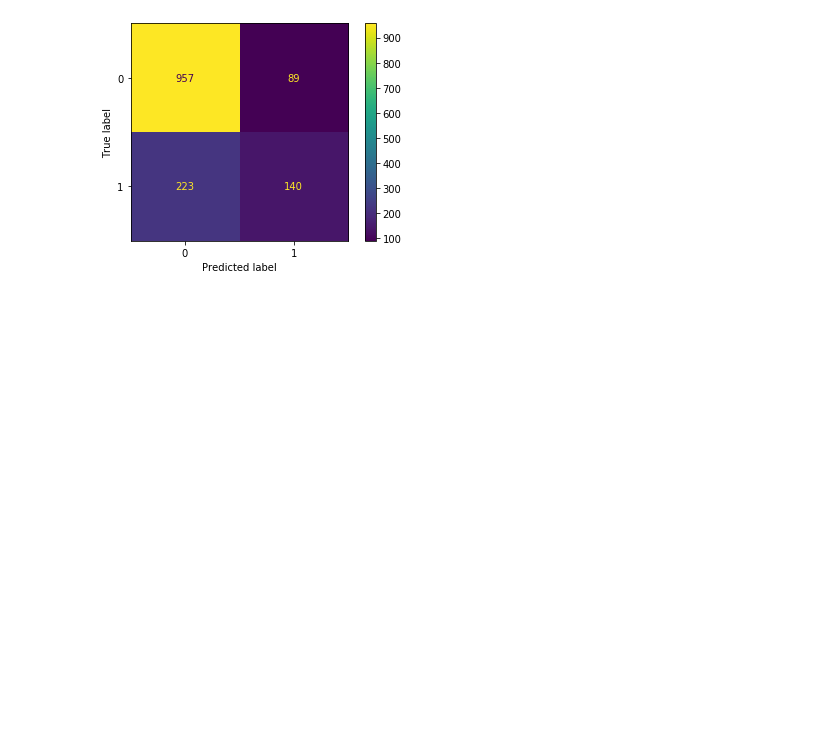
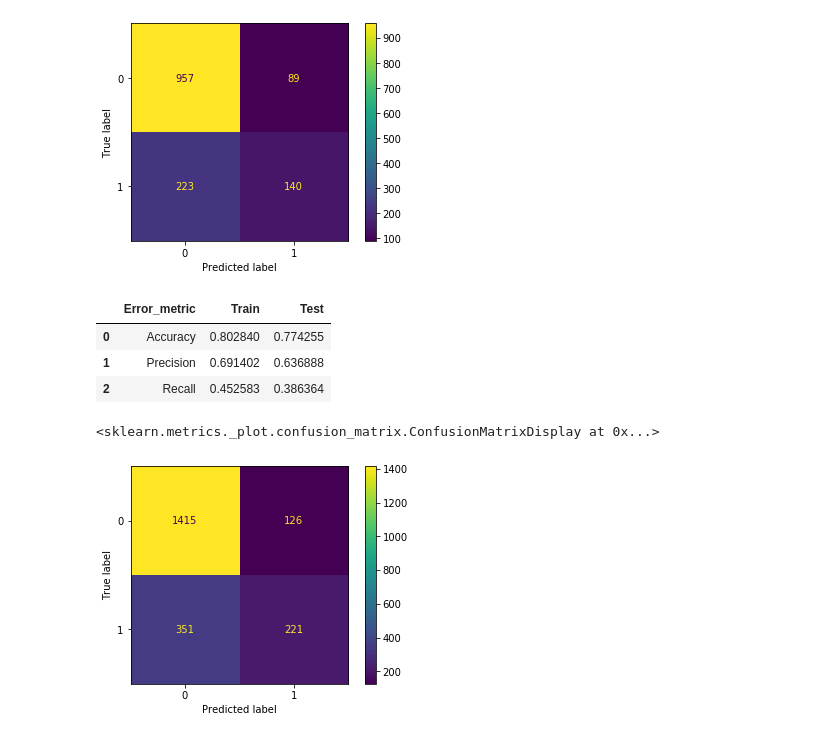
Before and after one commit to Agataplucienik/IronlabAgata, a Jupyter notebook: CHURN.ipynb, the cells around one changed output. Cells and saved outputs as stored; diff of their text form; code cells hidden in the pictures; blank space fills up the shorter version.

```diff
--- a/CHURN.ipynb
+++ b/CHURN.ipynb
@@ -316,3 +316,42 @@ disp.plot()
 # %% [output]
 <sklearn.metrics._plot.confusion_matrix.ConfusionMatrixDisplay at 0x...>
 [figure]
+# %%
+from sklearn.metrics import accuracy_score, precision_score, recall_score, confusion_matrix
+from sklearn.model_selection import train_test_split
+from sklearn.metrics import confusion_matrix, ConfusionMatrixDisplay
+#from sklearn.metrics import plot_confusion_matrix
+
+X_train, X_test, y_train, y_test = train_test_split(X, y, test_size=0.30, random_state=11)
+
+# Bear in mind that sklearn uses a different function for decission trees used for
+# classification ( to predict a categorical feature ): DecisionTreeClassifier()
+model = DecisionTreeClassifier(max_depth=5)
+
+model.fit(X_train, y_train)
+
+y_pred_train_dt = model.predict(X_train)
+y_pred_test_dt = model.predict(X_test)
+
+
+performance_df = pd.DataFrame({'Error_metric': ['Accuracy','Precision','Recall'],
+                               'Train': [accuracy_score(y_train, y_pred_train_dt),
+                                         precision_score(y_train, y_pred_train_dt),
+                                         recall_score(y_train, y_pred_train_dt)],
+                               'Test': [accuracy_score(y_test, y_pred_test_dt),
+                                        precision_score(y_test, y_pred_test_dt),
+                                        recall_score(y_test, y_pred_test_dt)]})
+
+display(performance_df)
+# %% [output]
+|  | Error_metric | Train | Test |
+| 0 | Accuracy | 0.802840 | 0.774255 |
+| 1 | Precision | 0.691402 | 0.636888 |
+| 2 | Recall | 0.452583 | 0.386364 |
+# %%
+cm = confusion_matrix(y_test, y_pred_test_dt, labels=model.classes_)
+disp = ConfusionMatrixDisplay(cm)
+disp.plot()
+# %% [output]
+<sklearn.metrics._plot.confusion_matrix.ConfusionMatrixDisplay at 0x...>
+[figure, added]
```
Also changed, not shown: parts of 10 cells of this notebook.
